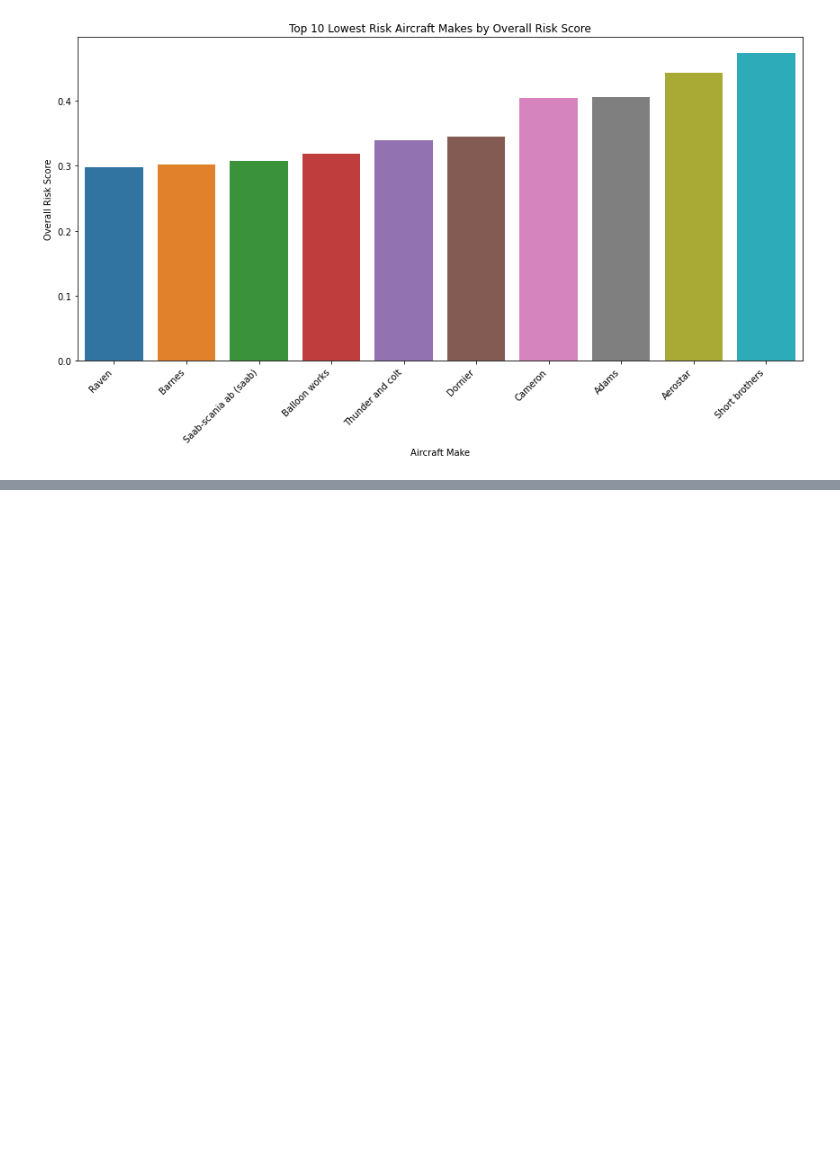
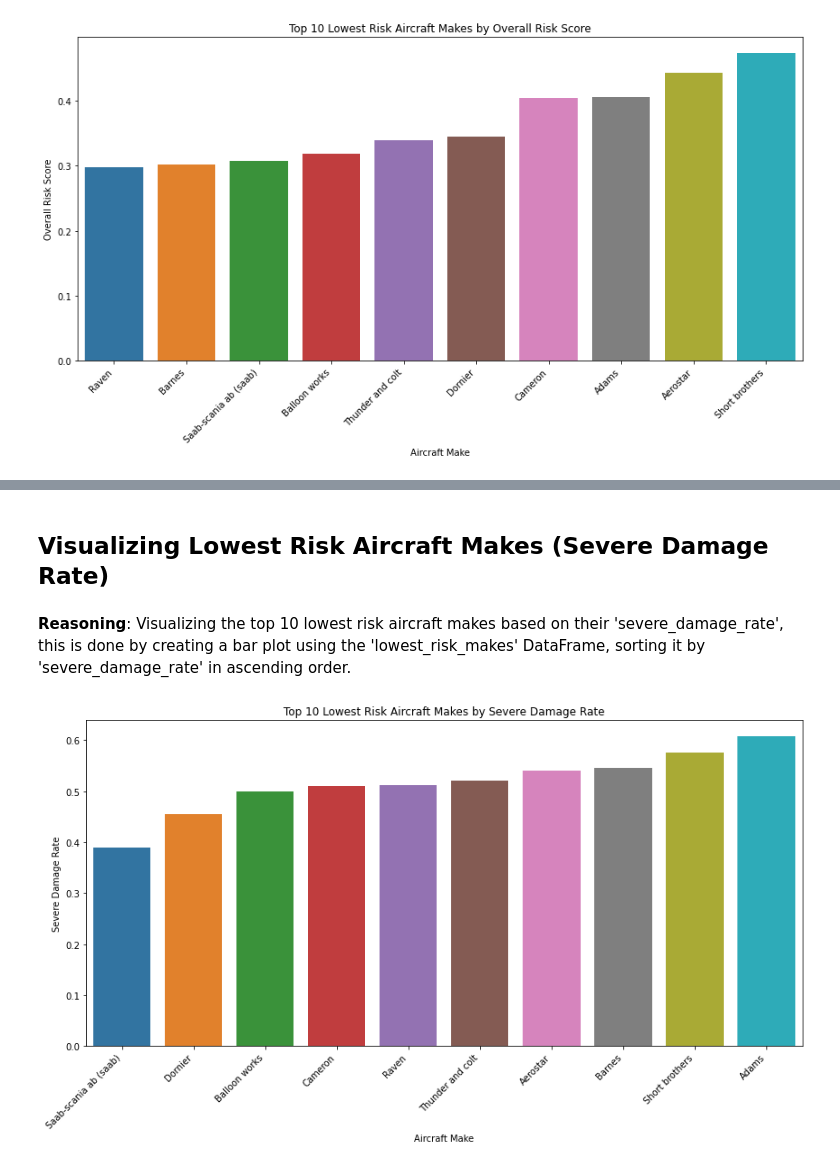
Before and after one commit to mading225/First_Project, a Jupyter notebook: Untitled-1.ipynb, the cells around one changed output, grey strips where cells are left out. Saved outputs shown, nothing was run; the diff lists cells and outputs as text; code cells hidden in the pictures; blank space fills up the shorter version.

```diff
--- a/Untitled-1.ipynb
+++ b/Untitled-1.ipynb
@@ -590,0 +605,17 @@ plt.show()
+# %% [markdown]
+## Visualizing Lowest Risk Aircraft Makes (Severe Damage Rate)
+# %% [markdown]
+**Reasoning**:
+Visualizing the top 10 lowest risk aircraft makes based on their 'severe_damage_rate', this is done by creating a bar plot using the 'lowest_risk_makes' DataFrame, sorting it by 'severe_damage_rate' in ascending order.
+# %%
+#The top 10 lowest risk aircraft makes with the lowest severe Damage rate
+plt.figure(figsize=(12, 7))
+sns.barplot(x='Make', y='severe_damage_rate', data=lowest_risk_makes.sort_values(by='severe_damage_rate', ascending=True))
+plt.xticks(rotation=45, ha='right')
+plt.title('Top 10 Lowest Risk Aircraft Makes by Severe Damage Rate')
+plt.xlabel('Aircraft Make')
+plt.ylabel('Severe Damage Rate')
+plt.tight_layout()
+plt.show()
+# %% [output]
+[figure, added]
```
Also changed, not shown: parts of 2 cells of this notebook.
